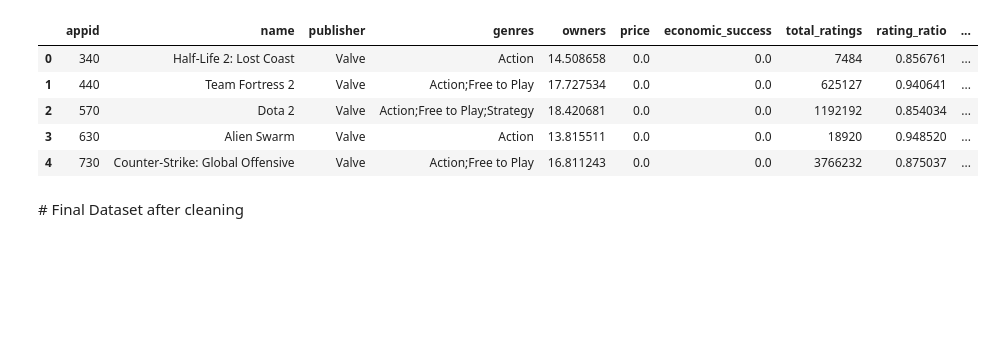
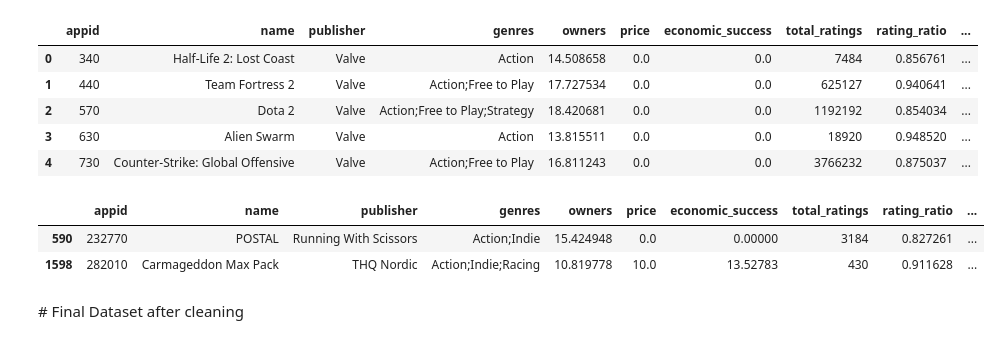
Before and after one commit to mikehdr/ntds_2019_team21, a Jupyter notebook: 4-exploration.ipynb, the cells around one changed output. Cells and saved outputs as stored; diff of their text form; code cells hidden in the pictures; blank space fills up the shorter version.

```diff
--- a/4-exploration.ipynb
+++ b/4-exploration.ipynb
@@ -302,6 +141,14 @@ pd_data.head()
 | 2 | 570 | Dota 2 | Valve | Action;Free to Play;Strategy | 18.420681 | 0.0 | 0.0 | 1192192 | 0.854034 | ... |
 | 3 | 630 | Alien Swarm | Valve | Action | 13.815511 | 0.0 | 0.0 | 18920 | 0.948520 | ... |
 | 4 | 730 | Counter-Strike: Global Offensive | Valve | Action;Free to Play | 16.811243 | 0.0 | 0.0 | 3766232 | 0.875037 | ... |
+# %%
+pd_data_1997=pd_data[pd_data.release_year == 1997].copy()
+# %%
+pd_data_1997
+# %% [output]
+|  | appid | name | publisher | genres | owners | price | economic_success | total_ratings | rating_ratio | ... |
+| 590 | 232770 | POSTAL | Running With Scissors | Action;Indie | 15.424948 | 0.0 | 0.00000 | 3184 | 0.827261 | ... |
+| 1598 | 282010 | Carmageddon Max Pack | THQ Nordic | Action;Indie;Racing | 10.819778 | 10.0 | 13.52783 | 430 | 0.911628 | ... |
 # %% [markdown]
 # Final Dataset after cleaning
 # %% [markdown]
```
Also changed, not shown: parts of 22 cells of this notebook.
